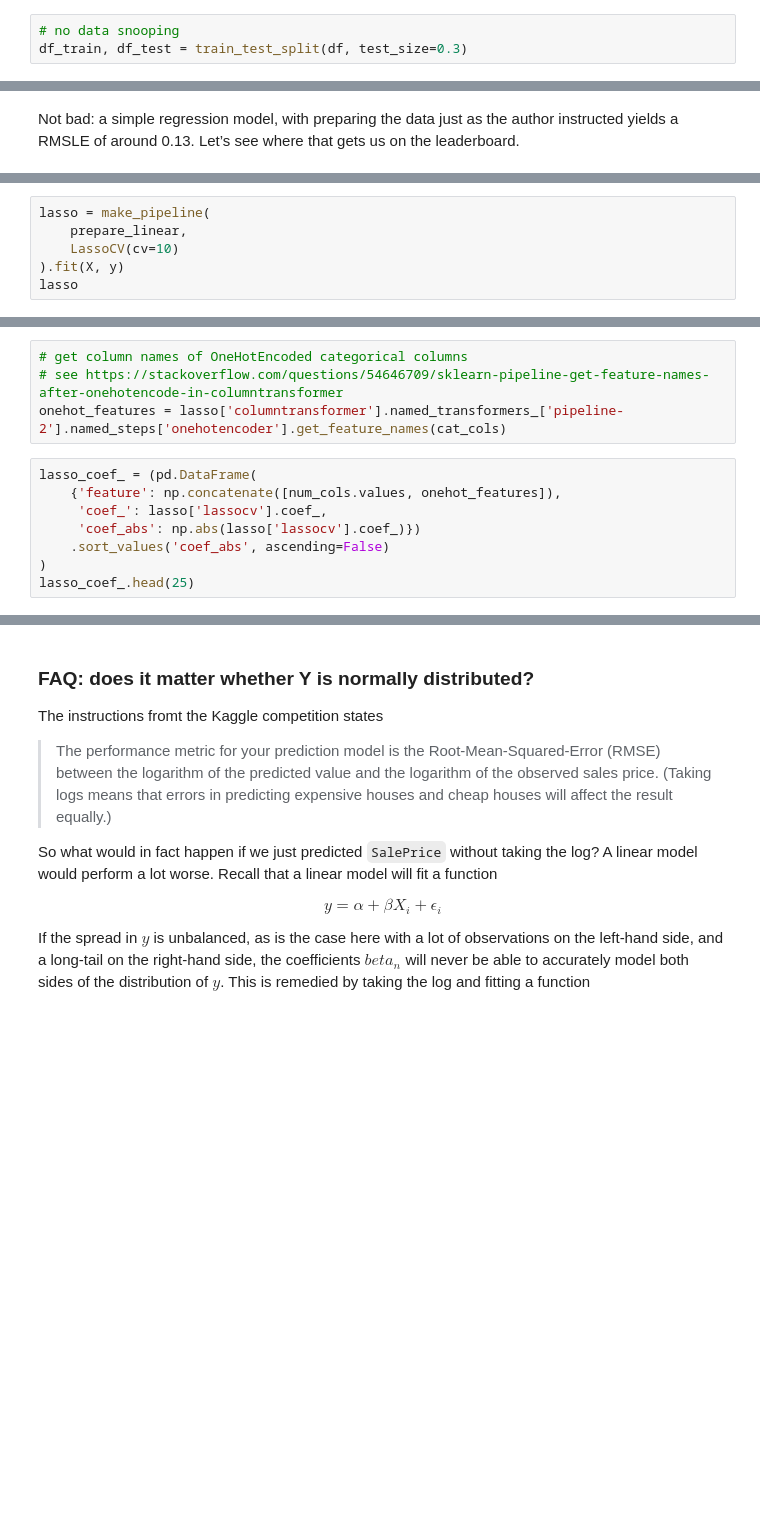
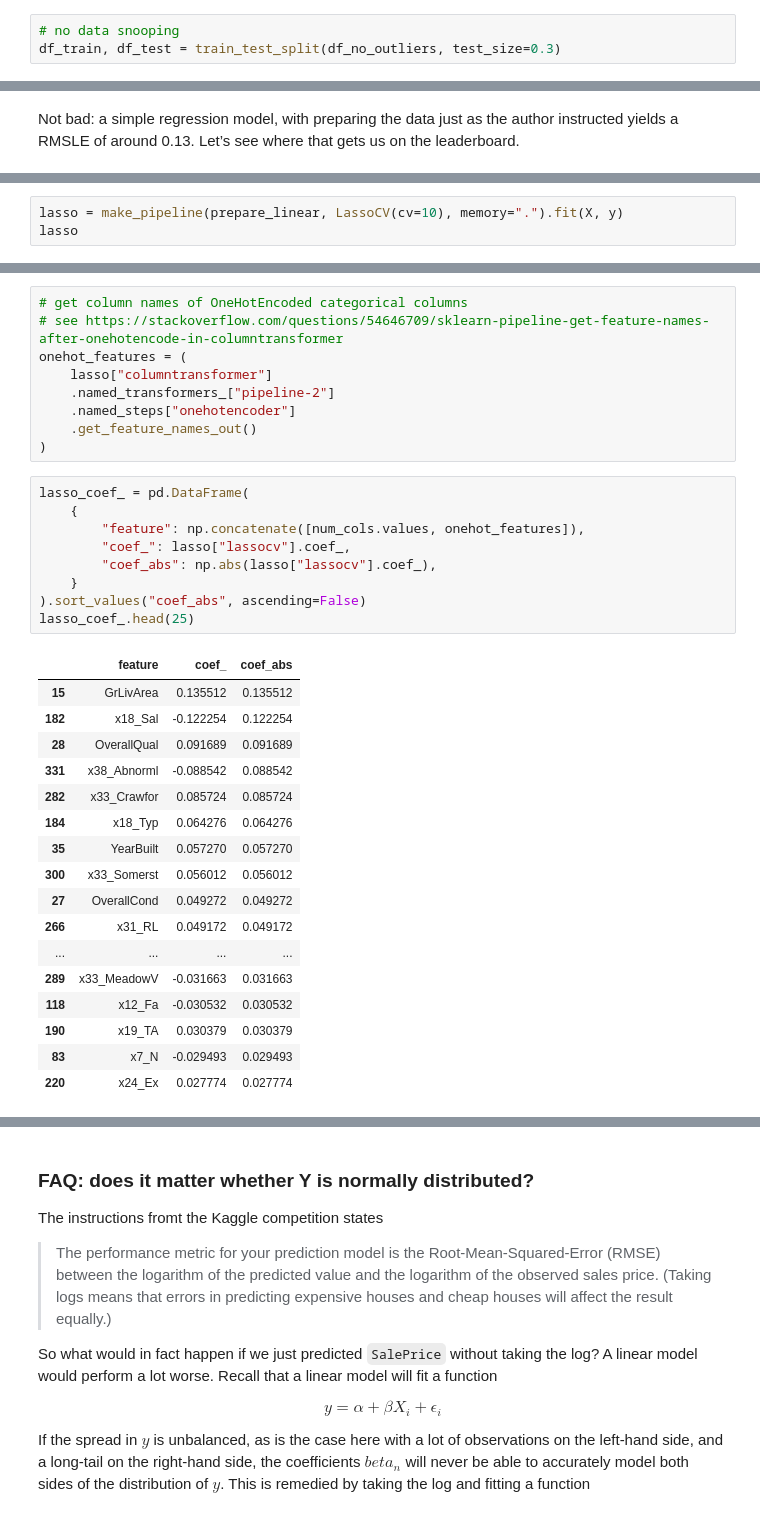
Before and after one commit to EAISI/machine-learning-with-python-explainers, a Jupyter notebook: example-solutions/ames-housing-daniel.ipynb, the cells around one changed output, grey strips where cells are left out. Cells and saved outputs as stored; diff of their text form; blank space fills up the shorter version.

```diff
--- a/example-solutions/ames-housing-daniel.ipynb
+++ b/example-solutions/ames-housing-daniel.ipynb
@@ -206,3 +201,3 @@ memory usage: 431.9 KB
 # %%
 # no data snooping
-df_train, df_test = train_test_split(df, test_size=0.3)
+df_train, df_test = train_test_split(df_no_outliers, test_size=0.3)
@@ -407,9 +419,6 @@ i.e. in the top 2.5% (although this is cheating of course).
 
 We use `LassoCV` so we can do cross-validation directly.
 # %%
-lasso = make_pipeline(
-    prepare_linear,
-    LassoCV(cv=10)
-).fit(X, y)
+lasso = make_pipeline(prepare_linear, LassoCV(cv=10), memory=".").fit(X, y)
 lasso
 # %% [output]
@@ -417,14 +443,38 @@ lasso
 # %%
 # get column names of OneHotEncoded categorical columns
 # see https://stackoverflow.com/questions/54646709/sklearn-pipeline-get-feature-names-after-onehotencode-in-columntransformer
-onehot_features = lasso['columntransformer'].named_transformers_['pipeline-2'].named_steps['onehotencoder'].get_feature_names(cat_cols)
+onehot_features = (
+    lasso["columntransformer"]
+    .named_transformers_["pipeline-2"]
+    .named_steps["onehotencoder"]
+    .get_feature_names_out()
+)
 # %%
-lasso_coef_ = (pd.DataFrame(
-    {'feature': np.concatenate([num_cols.values, onehot_features]),
-     'coef_': lasso['lassocv'].coef_,
-     'coef_abs': np.abs(lasso['lassocv'].coef_)})
-    .sort_values('coef_abs', ascending=False)
-)
+lasso_coef_ = pd.DataFrame(
+    {
+        "feature": np.concatenate([num_cols.values, onehot_features]),
+        "coef_": lasso["lassocv"].coef_,
+        "coef_abs": np.abs(lasso["lassocv"].coef_),
+    }
+).sort_values("coef_abs", ascending=False)
 lasso_coef_.head(25)
+# %% [output]
+|  | feature | coef_ | coef_abs |
+| 15 | GrLivArea | 0.135512 | 0.135512 |
+| 182 | x18_Sal | -0.122254 | 0.122254 |
+| 28 | OverallQual | 0.091689 | 0.091689 |
+| 331 | x38_Abnorml | -0.088542 | 0.088542 |
+| 282 | x33_Crawfor | 0.085724 | 0.085724 |
+| 184 | x18_Typ | 0.064276 | 0.064276 |
+| 35 | YearBuilt | 0.057270 | 0.057270 |
+| 300 | x33_Somerst | 0.056012 | 0.056012 |
+| 27 | OverallCond | 0.049272 | 0.049272 |
+| 266 | x31_RL | 0.049172 | 0.049172 |
+| ... | ... | ... | ... |
+| 289 | x33_MeadowV | -0.031663 | 0.031663 |
+| 118 | x12_Fa | -0.030532 | 0.030532 |
+| 190 | x19_TA | 0.030379 | 0.030379 |
+| 83 | x7_N | -0.029493 | 0.029493 |
+| 220 | x24_Ex | 0.027774 | 0.027774 |
 # %%
 # all variables that are put to zero
```
Also changed, not shown: parts of 63 cells of this notebook, 2 other files.
